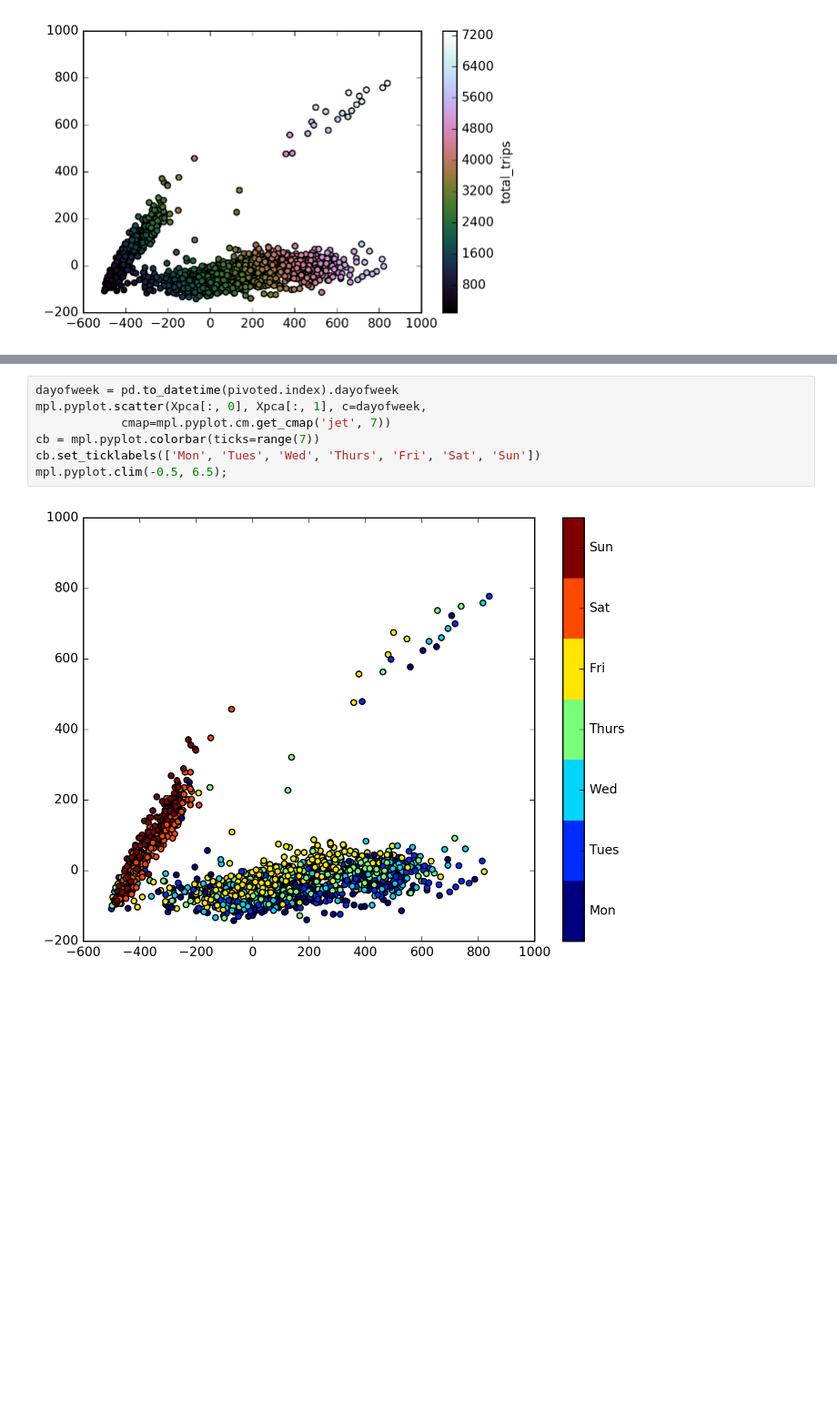
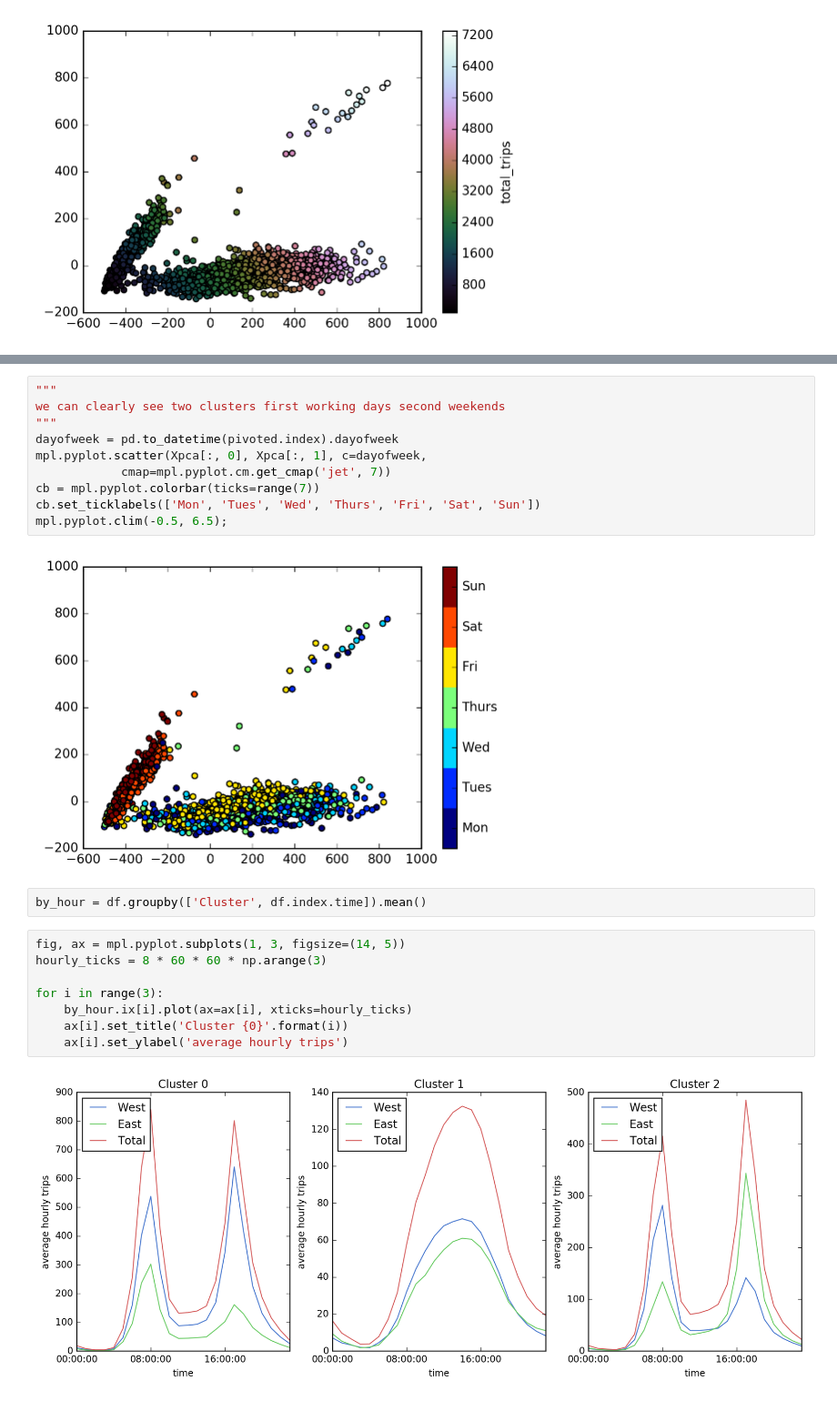
Before and after one commit to shamshad-npti/data-analytics, a Jupyter notebook: seattle-work-habbit/seattle-work-habbit.ipynb, the cells around one changed output, grey strips where cells are left out. Shown at 91% size. Saved outputs shown, nothing was run; the diff lists cells and outputs as text; blank space fills up the shorter version.

```diff
--- a/seattle-work-habbit/seattle-work-habbit.ipynb
+++ b/seattle-work-habbit/seattle-work-habbit.ipynb
@@ -128,4 +146,7 @@ df.head()
 # %%
+"""
+we can clearly see two clusters first working days second weekends
+"""
 dayofweek = pd.to_datetime(pivoted.index).dayofweek
 mpl.pyplot.scatter(Xpca[:, 0], Xpca[:, 1], c=dayofweek,
             cmap=mpl.pyplot.cm.get_cmap('jet', 7))
@@ -133,4 +154,16 @@ cb = mpl.pyplot.colorbar(ticks=range(7))
 cb.set_ticklabels(['Mon', 'Tues', 'Wed', 'Thurs', 'Fri', 'Sat', 'Sun'])
 mpl.pyplot.clim(-0.5, 6.5);
 # %% [output]
-[figure, old version]
+[figure, new version]
+# %%
+by_hour = df.groupby(['Cluster', df.index.time]).mean()
+# %%
+fig, ax = mpl.pyplot.subplots(1, 3, figsize=(14, 5))
+hourly_ticks = 8 * 60 * 60 * np.arange(3)
+
+for i in range(3):
+    by_hour.ix[i].plot(ax=ax[i], xticks=hourly_ticks)
+    ax[i].set_title('Cluster {0}'.format(i))
+    ax[i].set_ylabel('average hourly trips')
+# %% [output]
+[figure, added]
```
Also changed, not shown: parts of 13 cells of this notebook.
